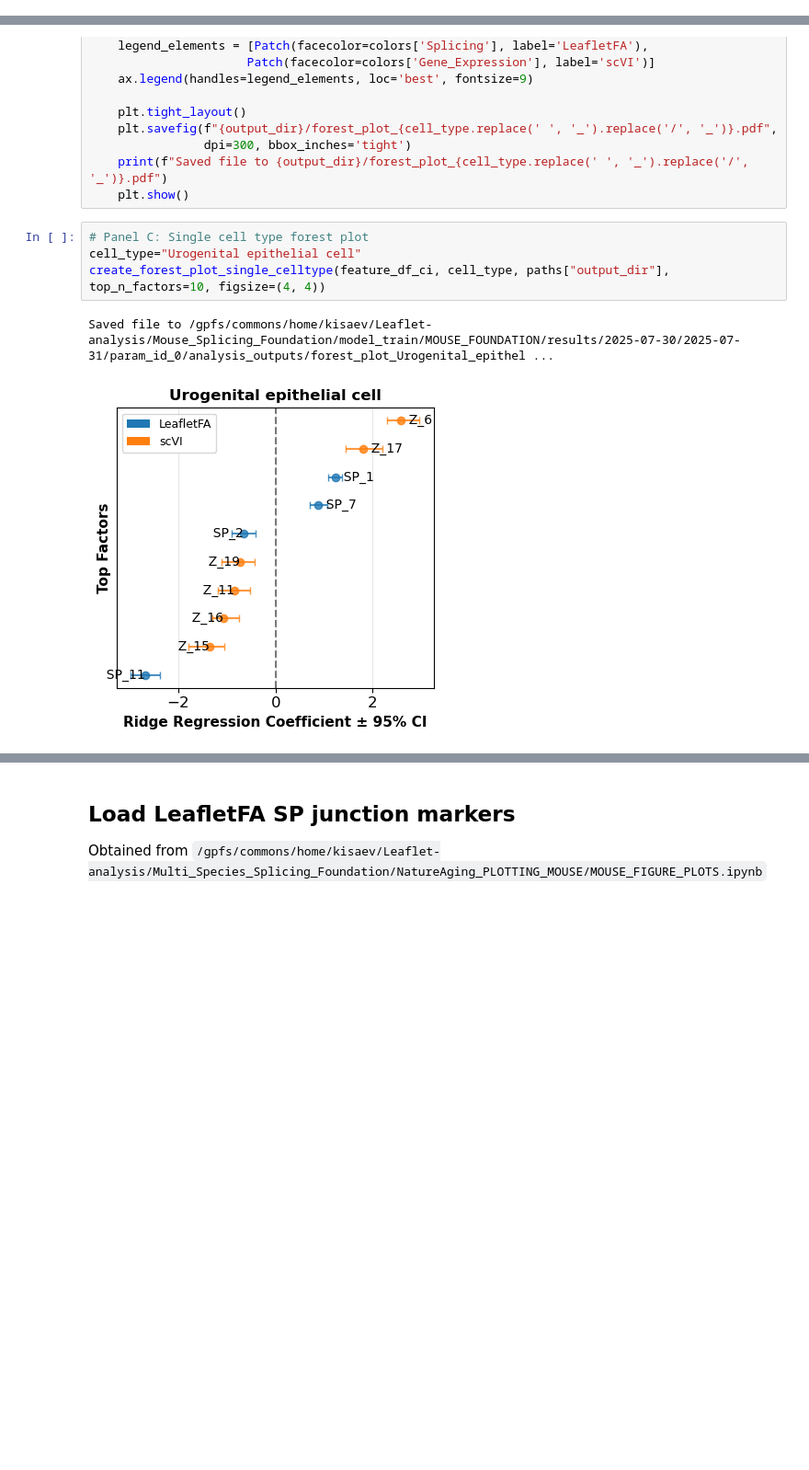
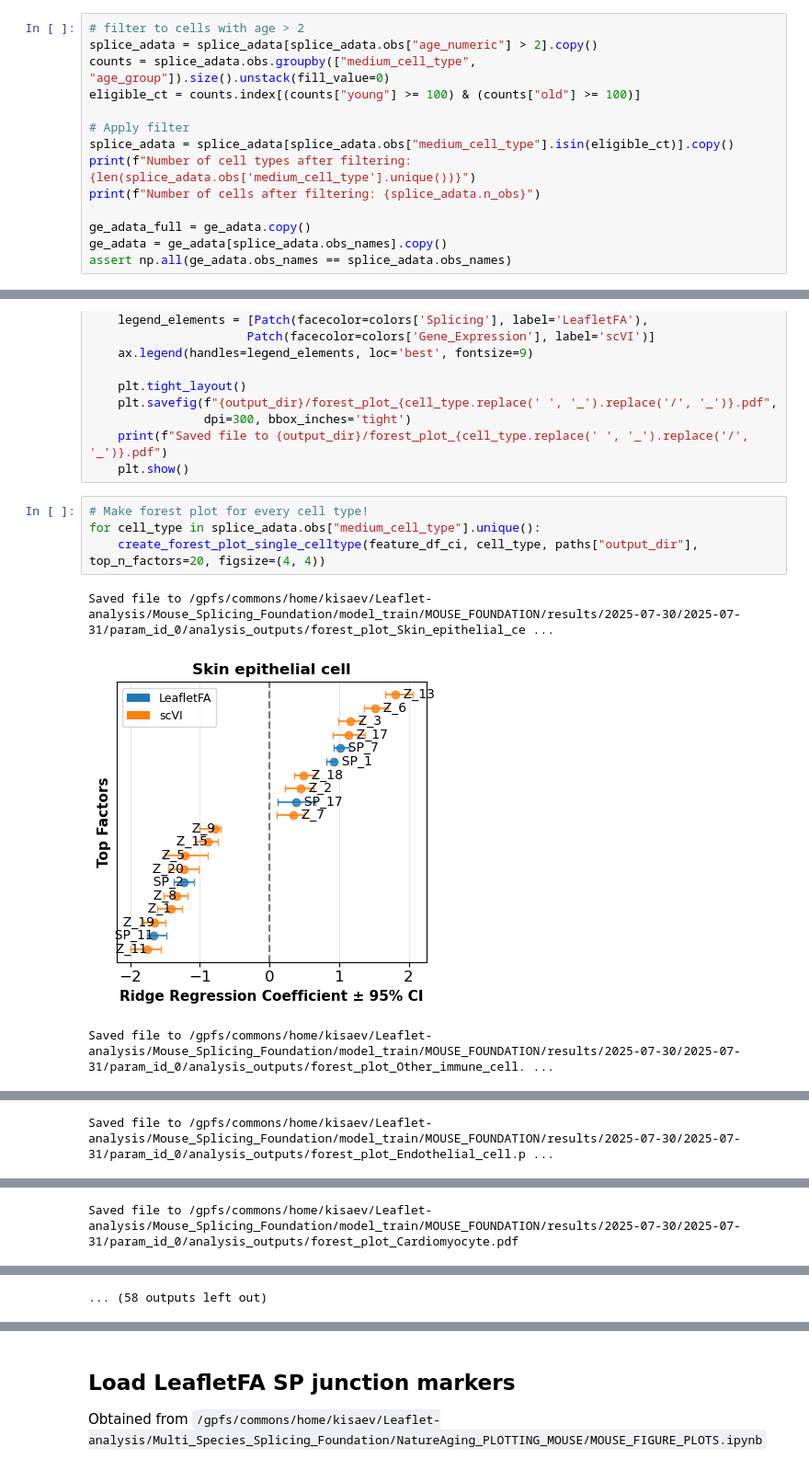
Before and after one commit to daklab/Leaflet-analysis, a Jupyter notebook: Multi_Species_Splicing_Foundation/NatureAging_PLOTTING_MOUSE/MOUSE_AGING_SPLICING_vs_EXPRESSION_v2.ipynb, the cells around one changed output, grey strips where cells are left out. Shown at 92% size. Cells and saved outputs as stored; diff of their text form; blank space fills up the shorter version.

```diff
--- a/Multi_Species_Splicing_Foundation/NatureAging_PLOTTING_MOUSE/MOUSE_AGING_SPLICING_vs_EXPRESSION_v2.ipynb
+++ b/Multi_Species_Splicing_Foundation/NatureAging_PLOTTING_MOUSE/MOUSE_AGING_SPLICING_vs_EXPRESSION_v2.ipynb
@@ -324,3 +324,17 @@ Rank 4: Factor 6 → PI = 0.0708
 Rank 5: Factor 12 → PI = 0.0475
 Keeping 57 cell types with >= 50 cells
 Final data shapes - Splice: (137893, 35197), GE: (137893, 2482)
+# %%
+# filter to cells with age > 2
+splice_adata = splice_adata[splice_adata.obs["age_numeric"] > 2].copy()
+counts = splice_adata.obs.groupby(["medium_cell_type", "age_group"]).size().unstack(fill_value=0)
+eligible_ct = counts.index[(counts["young"] >= 100) & (counts["old"] >= 100)]
+
+# Apply filter
+splice_adata = splice_adata[splice_adata.obs["medium_cell_type"].isin(eligible_ct)].copy()
+print(f"Number of cell types after filtering: {len(splice_adata.obs['medium_cell_type'].unique())}")
+print(f"Number of cells after filtering: {splice_adata.n_obs}")
+
+ge_adata_full = ge_adata.copy()
+ge_adata = ge_adata[splice_adata.obs_names].copy()
+assert np.all(ge_adata.obs_names == splice_adata.obs_names)
@@ -1495,9 +1396,10 @@ def create_forest_plot_single_celltype(feature_df, cell_type, output_dir, top_n_
     print(f"Saved file to {output_dir}/forest_plot_{cell_type.replace(' ', '_').replace('/', '_')}.pdf")
     plt.show()
 # %%
-# Panel C: Single cell type forest plot
-cell_type="Urogenital epithelial cell"
-create_forest_plot_single_celltype(feature_df_ci, cell_type, paths["output_dir"], top_n_factors=10, figsize=(4, 4))
+# Make forest plot for every cell type!
+for cell_type in splice_adata.obs["medium_cell_type"].unique():
+    create_forest_plot_single_celltype(feature_df_ci, cell_type, paths["output_dir"], top_n_factors=20, figsize=(4, 4))
 # %% [output]
-Saved file to /gpfs/commons/home/kisaev/Leaflet-analysis/Mouse_Splicing_Foundation/model_train/MOUSE_FOUNDATION/results/2025-07-30/2025-07-31/param_id_0/analysis_outputs/forest_plot_Urogenital_epithel ...
+Saved file to /gpfs/commons/home/kisaev/Leaflet-analysis/Mouse_Splicing_Foundation/model_train/MOUSE_FOUNDATION/results/2025-07-30/2025-07-31/param_id_0/analysis_outputs/forest_plot_Skin_epithelial_ce ...
-[figure, old version]
+[figure, new version]
+Saved file to /gpfs/commons/home/kisaev/Leaflet-analysis/Mouse_Splicing_Foundation/model_train/MOUSE_FOUNDATION/results/2025-07-30/2025-07-31/param_id_0/analysis_outputs/forest_plot_Other_immune_cell. ...
@@ -1503,0 +1407 @@ Saved file to /gpfs/commons/home/kisaev/Leaflet-analysis/Mouse_Splicing_Foundati
+Saved file to /gpfs/commons/home/kisaev/Leaflet-analysis/Mouse_Splicing_Foundation/model_train/MOUSE_FOUNDATION/results/2025-07-30/2025-07-31/param_id_0/analysis_outputs/forest_plot_Endothelial_cell.p ...
@@ -1503,0 +1409 @@ Saved file to /gpfs/commons/home/kisaev/Leaflet-analysis/Mouse_Splicing_Foundati
+Saved file to /gpfs/commons/home/kisaev/Leaflet-analysis/Mouse_Splicing_Foundation/model_train/MOUSE_FOUNDATION/results/2025-07-30/2025-07-31/param_id_0/analysis_outputs/forest_plot_Cardiomyocyte.pdf
@@ -1503,0 +1415 @@ Saved file to /gpfs/commons/home/kisaev/Leaflet-analysis/Mouse_Splicing_Foundati
+... (58 outputs left out)
```
Also changed, not shown: parts of 110 cells of this notebook, 11 other files.
